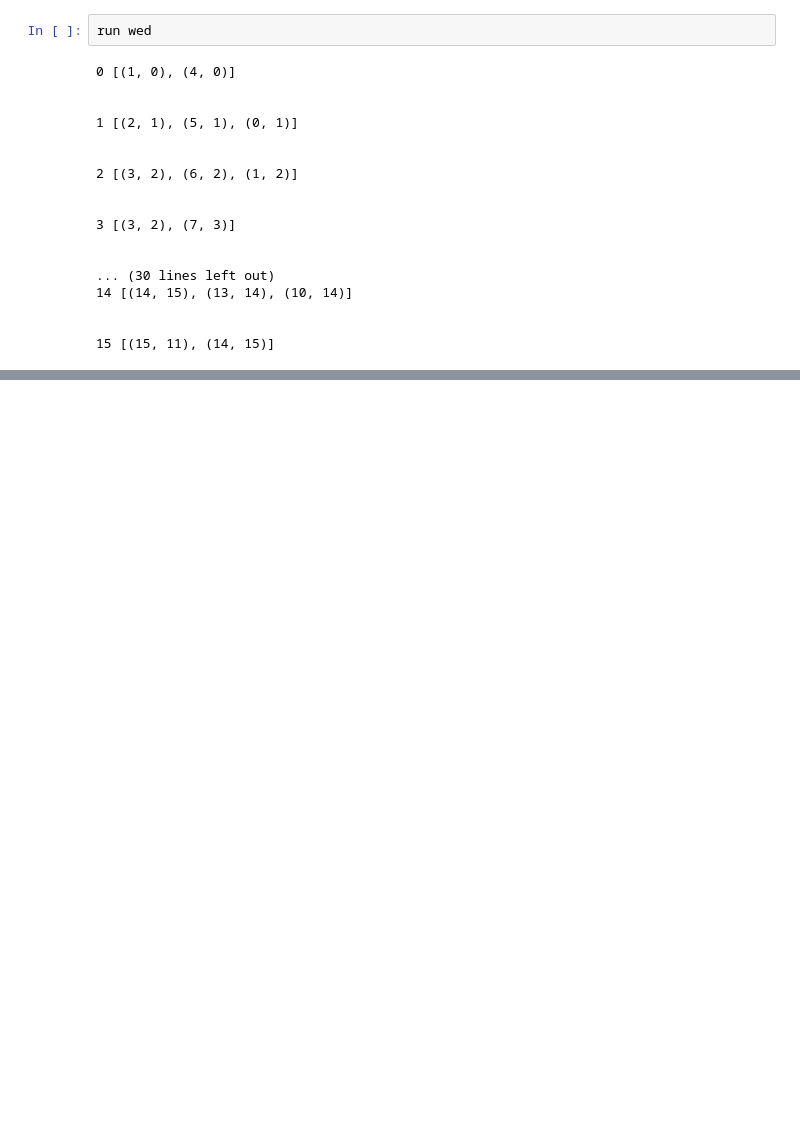
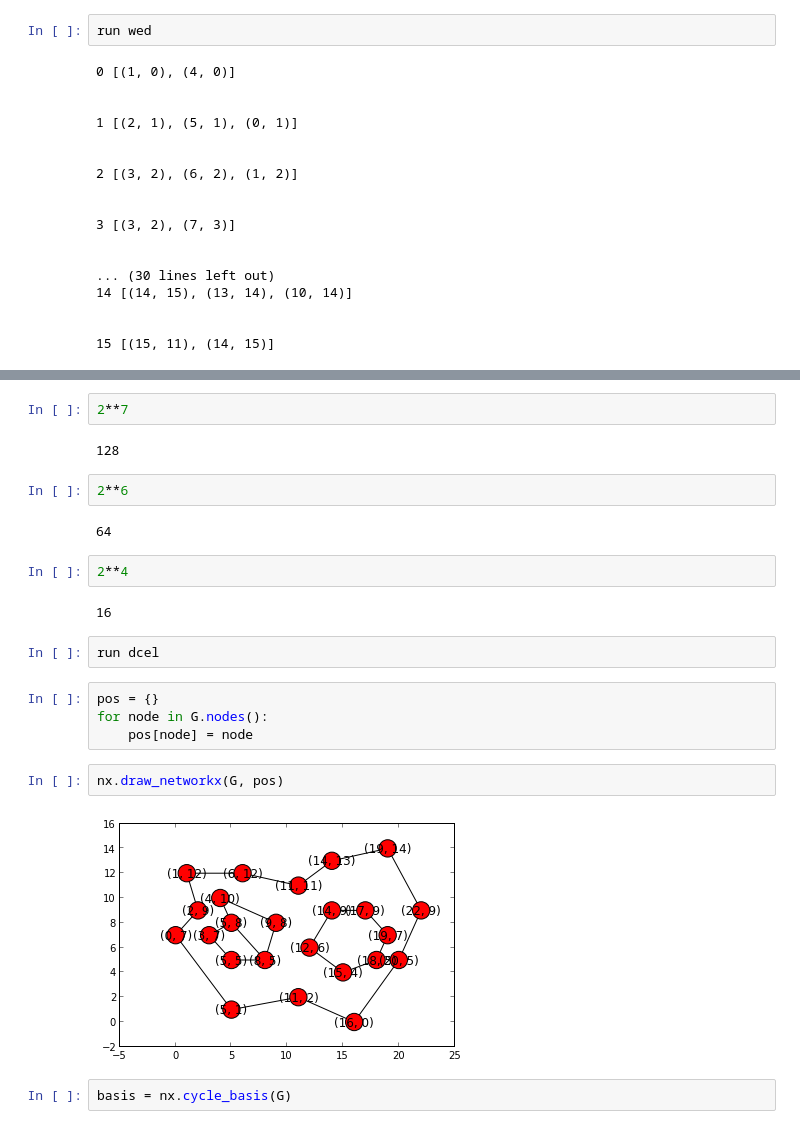
Before and after one commit to pysal/pysal, a Jupyter notebook: pysal/network/network.ipynb, the cells around one changed output, grey strips where cells are left out. Saved outputs shown, nothing was run; the diff lists cells and outputs as text; blank space fills up the shorter version.

```diff
--- a/pysal/network/network.ipynb
+++ b/pysal/network/network.ipynb
@@ -357,0 +430,24 @@ run wed
+# %%
+2**7
+# %% [output]
+128
+# %%
+2**6
+# %% [output]
+64
+# %%
+2**4
+# %% [output]
+16
+# %%
+run dcel
+# %%
+pos = {}
+for node in G.nodes():
+    pos[node] = node
+# %%
+nx.draw_networkx(G, pos)
+# %% [output]
+[figure, added]
+# %%
+basis = nx.cycle_basis(G)
```
Also changed, not shown: parts of 98 cells of this notebook, 2 other files.
